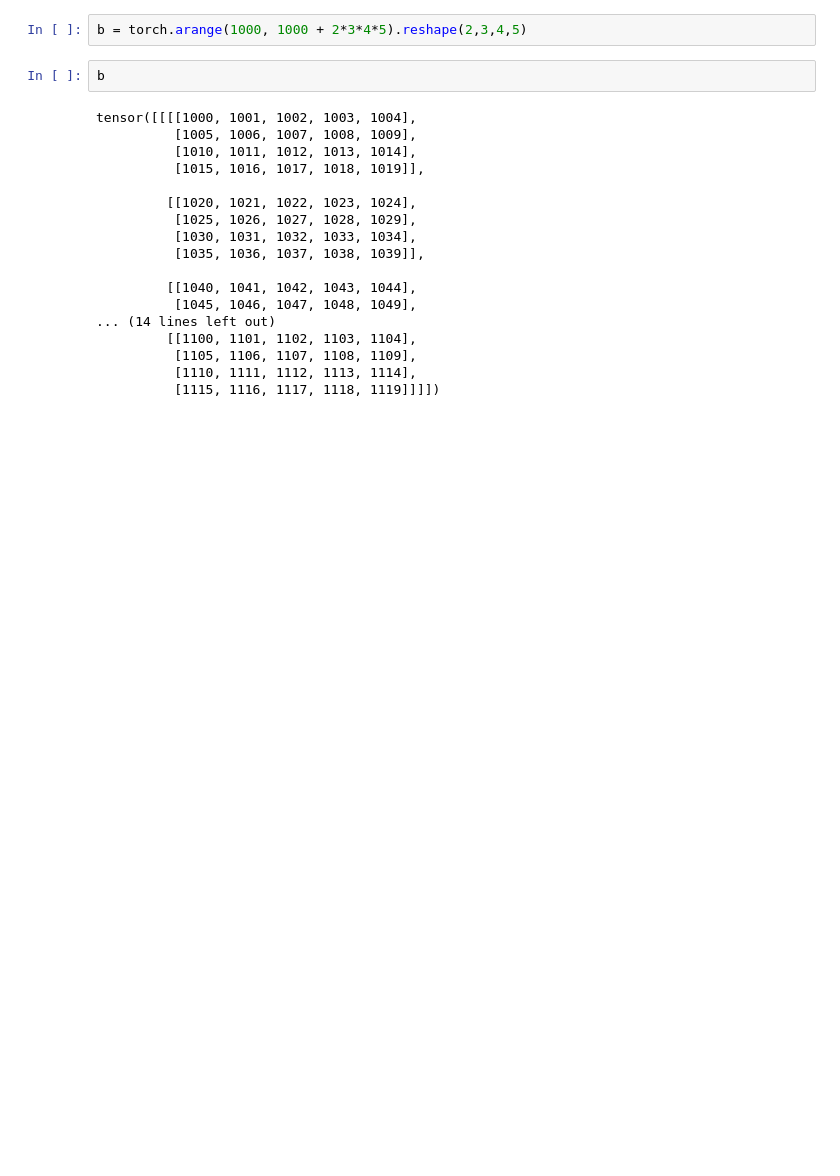
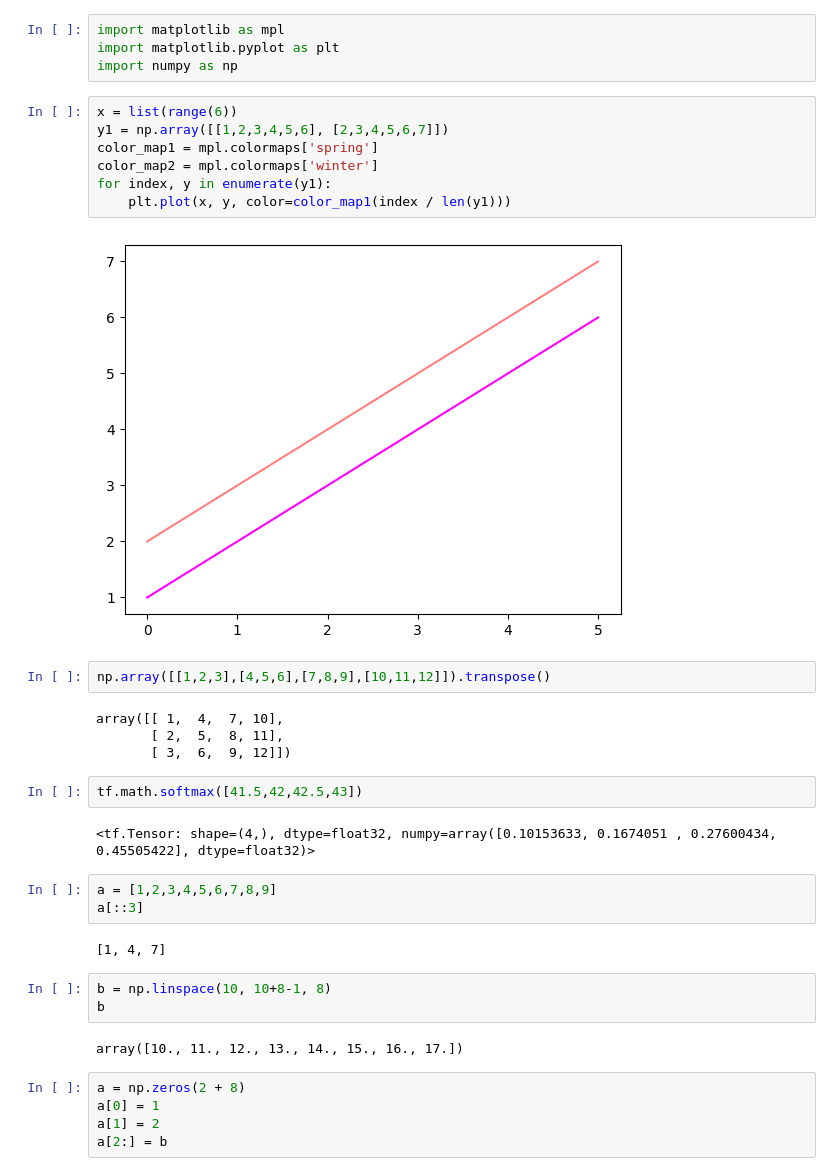
Before and after one commit to drywet/llm-playground, a Jupyter notebook: notebooks/nb1.ipynb, the cells around one changed output. Drawn from its saved outputs; the diff is of its cells as text; blank space fills up the shorter version.

```diff
--- a/notebooks/nb1.ipynb
+++ b/notebooks/nb1.ipynb
@@ -25,23 +29,39 @@ tensor([[[[  0,   1,   2,   3,   4],
-# %%
-b = torch.arange(1000, 1000 + 2*3*4*5).reshape(2,3,4,5)
-# %%
-b
-# %% [output]
-tensor([[[[1000, 1001, 1002, 1003, 1004],
-          [1005, 1006, 1007, 1008, 1009],
-          [1010, 1011, 1012, 1013, 1014],
-          [1015, 1016, 1017, 1018, 1019]],
-
-         [[1020, 1021, 1022, 1023, 1024],
-          [1025, 1026, 1027, 1028, 1029],
-          [1030, 1031, 1032, 1033, 1034],
-          [1035, 1036, 1037, 1038, 1039]],
-
-         [[1040, 1041, 1042, 1043, 1044],
-          [1045, 1046, 1047, 1048, 1049],
-... (14 lines left out)
-         [[1100, 1101, 1102, 1103, 1104],
-          [1105, 1106, 1107, 1108, 1109],
-          [1110, 1111, 1112, 1113, 1114],
-          [1115, 1116, 1117, 1118, 1119]]]])
+# %%
+import matplotlib as mpl
+import matplotlib.pyplot as plt
+import numpy as np
+# %%
+x = list(range(6))
+y1 = np.array([[1,2,3,4,5,6], [2,3,4,5,6,7]])
+color_map1 = mpl.colormaps['spring']
+color_map2 = mpl.colormaps['winter']
+for index, y in enumerate(y1):
+    plt.plot(x, y, color=color_map1(index / len(y1)))
+# %% [output]
+[figure, added]
+# %%
+np.array([[1,2,3],[4,5,6],[7,8,9],[10,11,12]]).transpose()
+# %% [output]
+array([[ 1,  4,  7, 10],
+       [ 2,  5,  8, 11],
+       [ 3,  6,  9, 12]])
+# %%
+tf.math.softmax([41.5,42,42.5,43])
+# %% [output]
+<tf.Tensor: shape=(4,), dtype=float32, numpy=array([0.10153633, 0.1674051 , 0.27600434, 0.45505422], dtype=float32)>
+# %%
+a = [1,2,3,4,5,6,7,8,9]
+a[::3]
+# %% [output]
+[1, 4, 7]
+# %%
+b = np.linspace(10, 10+8-1, 8)
+b
+# %% [output]
+array([10., 11., 12., 13., 14., 15., 16., 17.])
+# %%
+a = np.zeros(2 + 8)
+a[0] = 1
+a[1] = 2
+a[2:] = b
 # %%
```
Also changed, not shown: parts of 32 cells of this notebook, 15 other files.
